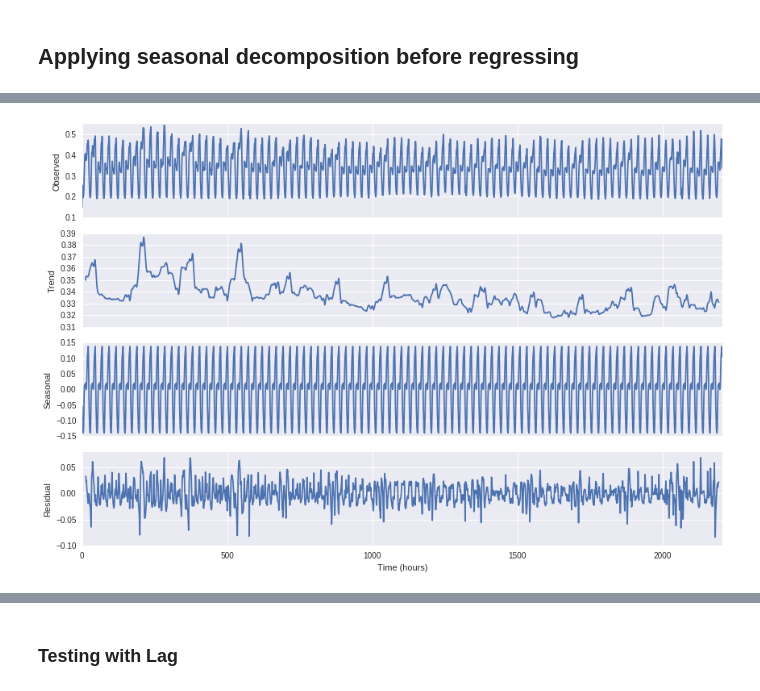
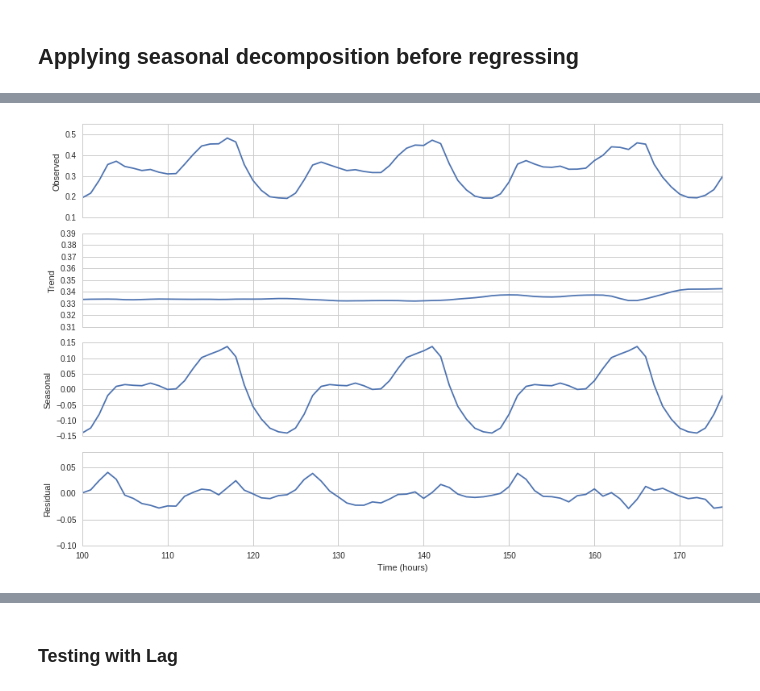
Before and after one commit to connorchency/Taming-the-Peak, a Jupyter notebook: analysis/Analysis_vsg_s13.ipynb, the cells around one changed output, grey strips where cells are left out. Drawn from its saved outputs; the diff is of its cells as text; code cells hidden in the pictures.

```diff
--- a/analysis/Analysis_vsg_s13.ipynb
+++ b/analysis/Analysis_vsg_s13.ipynb
@@ -269,3 +267,14 @@ rsqd
 | 12 | 12.0 | 0.000000 | 0.000000 | 0.000000 | 0.000000 | 0.000000 | 0.000000 | 0 | 0 |
 # %% [markdown]
 ## Applying seasonal decomposition before regressing
+# %%
+##Seasonal Decomposition of high income energy consumption
+data = np.array(final2013_14.Overall)
+sns.set_style("whitegrid")
+#Seasonal Decomposition using statsmodels api
+res = sm.tsa.seasonal_decompose(data, freq = 24)
+plt.rcParams['figure.figsize'] = (12,8)
+resplot = res.plot()
+pl.xlabel("Time (hours)")
+#pl.xlim(100, 175)
+resplot.savefig("../Plots/Seasonal_summer_full.png")
@@ -272,15 +283,16 @@ rsqd
 # %%
 ##Seasonal Decomposition of high income energy consumption
 data = np.array(final2013_14.Overall)
-
+sns.set_style("whitegrid")
 #Seasonal Decomposition using statsmodels api
 res = sm.tsa.seasonal_decompose(data, freq = 24)
 plt.rcParams['figure.figsize'] = (12,8)
 resplot = res.plot()
 pl.xlabel("Time (hours)")
+pl.xlim(100, 175)
 resplot.savefig("../Plots/Seasonal_summer.png")
 # %% [output]
-[figure, old version]
+[figure, new version]
 # %%
 #Adding the residuals of the seasonal deccomposition to the dataframe
 final2013_14['Overall_residuals'] = res.observed - res.seasonal
```
Also changed, not shown: parts of 9 cells of this notebook, 7 other files.
